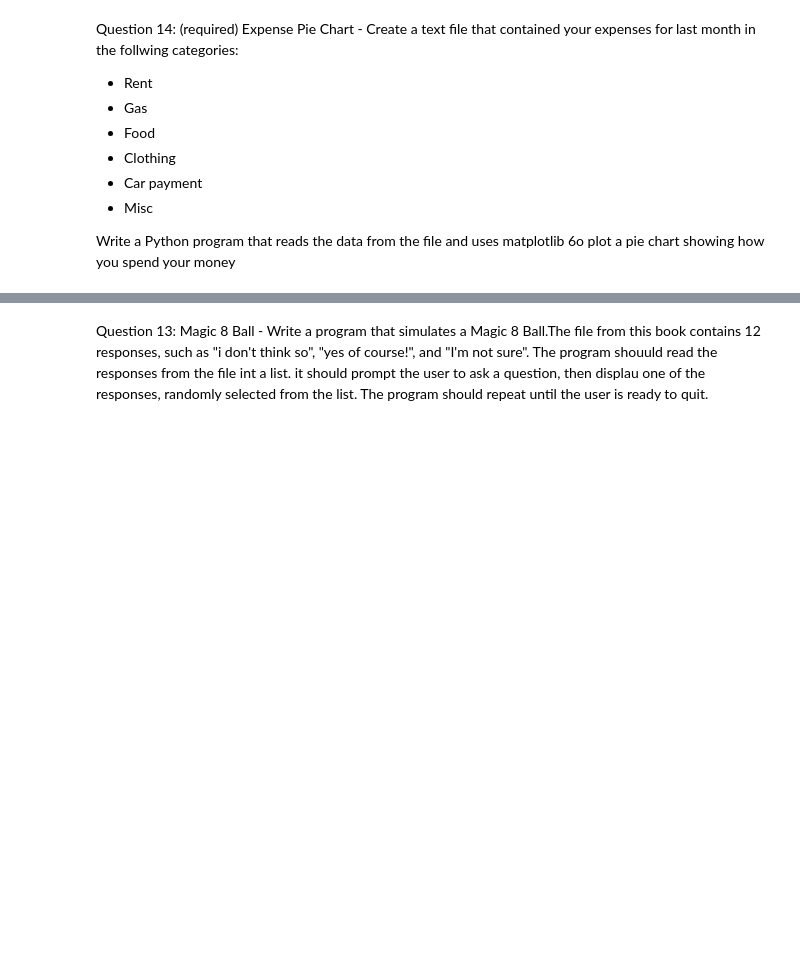
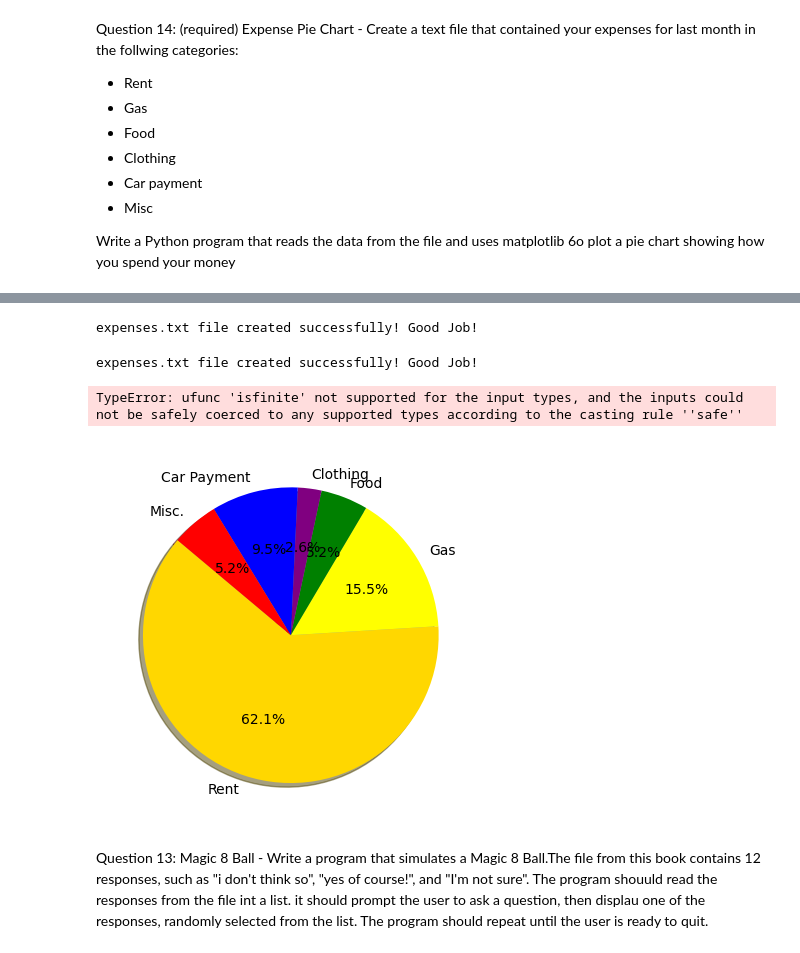
Before and after one commit to jcyacks/Python-Practice-, a Jupyter notebook: Chap7Ex-Yacks.ipynb, the cells around one changed output, grey strips where cells are left out. Cells and saved outputs as stored; diff of their text form; code cells hidden in the pictures; blank space fills up the shorter version.

Commit message:
still getting error but the question in solved

```diff
--- a/Chap7Ex-Yacks.ipynb
+++ b/Chap7Ex-Yacks.ipynb
@@ -112,24 +112,76 @@ ValueError: invalid literal for int() with base 10: ''
+# %%
+#set my expenses
+expenses = [1200, 300, 100, 50, 183, 100]
+
+#set the categories of expenses
+categories = [ 'Rent', 'Gas', 'Food', 'Clothing', 'Car Payment', 'Misc.']
+
+#create the file
+with open('expenses.txt', 'w') as file:
+    #add expenses
+    for expense in expenses:
+        file.write(str(expenses) + '\n')
+
+#print a message to confirm file created
+print('expenses.txt file created successfully! Good Job!')
+# %% [output]
+expenses.txt file created successfully! Good Job!
 # %%
+#set my expenses
+expenses = [1200, 300, 100, 50, 183, 100]
+
+#set the categories of expenses
+categories = [ 'Rent', 'Gas', 'Food', 'Clothing', 'Car Payment', 'Misc.']
+
+#create the file
+with open('expenses.txt', 'w') as file:
+    #add expenses
+    for expense in expenses:
+        file.write(str(expense) + '\n')
+
+#print a message to confirm file created
+print('expenses.txt file created successfully! Good Job!')
+
 import matplotlib.pyplot as plt
 
+expenses = []
+
 #read expenses from file
-with open('expenses.txt', 'w') as file:
-    expenses = [int(line.strip()) for line in file]
+with open('expenses.txt', 'r') as file:
+    for line in file:
+        line = line.strip()
+        if line:
+            try:
+                expense = int(line)
+                expenses.append(expense)
+            except ValueError:
+                print('invalid expense value')
 
 #set the categories
 categories = [ 'Rent', 'Gas', 'Food', 'Clothing', 'Car Payment', 'Misc.']
 
 #set colors for pie chart
 colors = ['gold', 'yellow', 'green', 'purple', 'blue', 'red']
 
-#plot the pie chart
-plt.pie(expenses, labels = categories, colors=colors, autopct ='%1.1f%%', shadow=True, startangle=140 )
+if expenses:
 
-#set the axis as equal
-plt.axes('equal')
+    #plot the pie chart
+    plt.pie(expenses, labels = categories, colors=colors, autopct ='%1.1f%%', shadow=True, startangle=140 )
 
-#show the chart
-plt.show()
+    #set the axis as equal
+    plt.axes('equal')
+
+    #show the chart
+    plt.show()
+else:
+    print('No Expenses Found')
+
+#So my graph was drawn, however, I have errors that I am struggling to fix.
+#however, the question in answered
+# %% [output]
+expenses.txt file created successfully! Good Job!
+TypeError: ufunc 'isfinite' not supported for the input types, and the inputs could not be safely coerced to any supported types according to the casting rule ''safe''
+[figure, added]
 # %% [markdown]
 Question 13: Magic 8 Ball - Write a program that simulates a Magic 8 Ball.The file from this book contains 12 responses, such as "i don't think so", "yes of course!", and "I'm not sure". The  program shouuld read the responses from the file int a list. it should prompt the user to ask a question, then displau one of the responses, randomly selected from the list. The program should repeat until the user is ready to quit.
 # %% [markdown]
```
Also changed, not shown: parts of 2 cells of this notebook, 1 other file.
